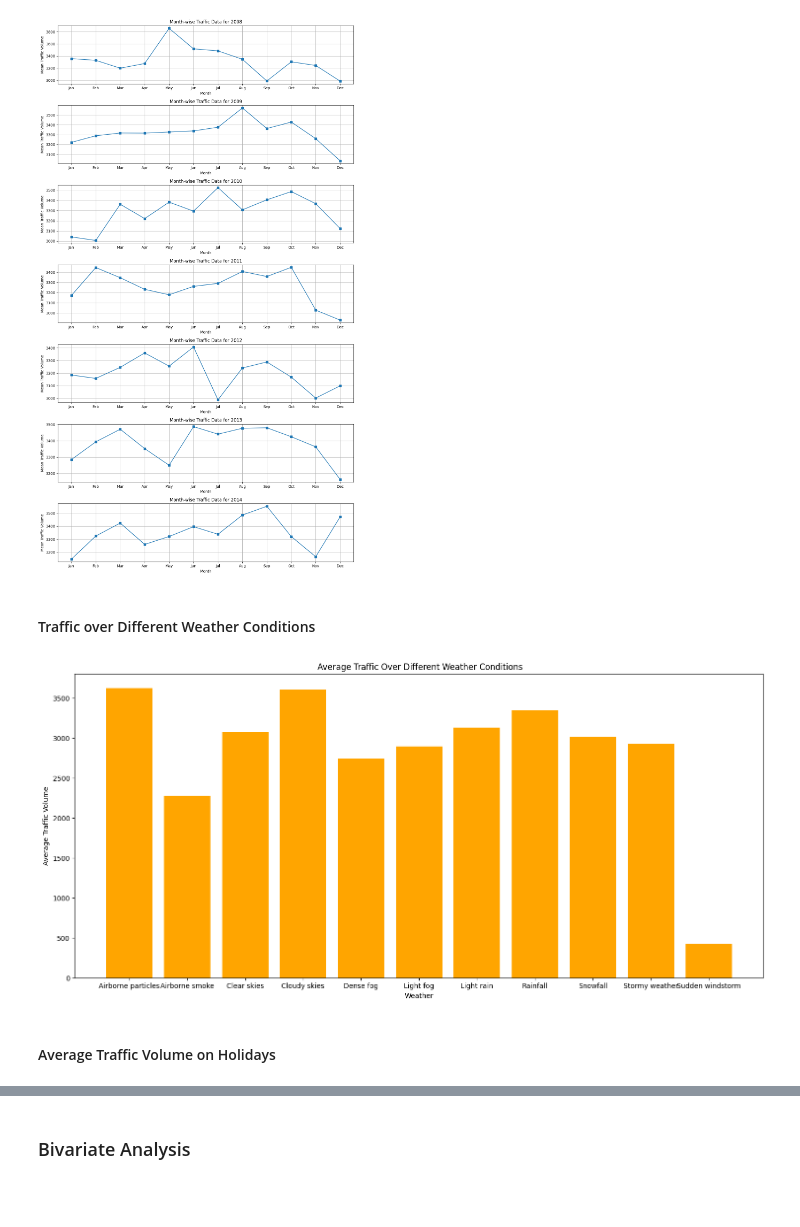
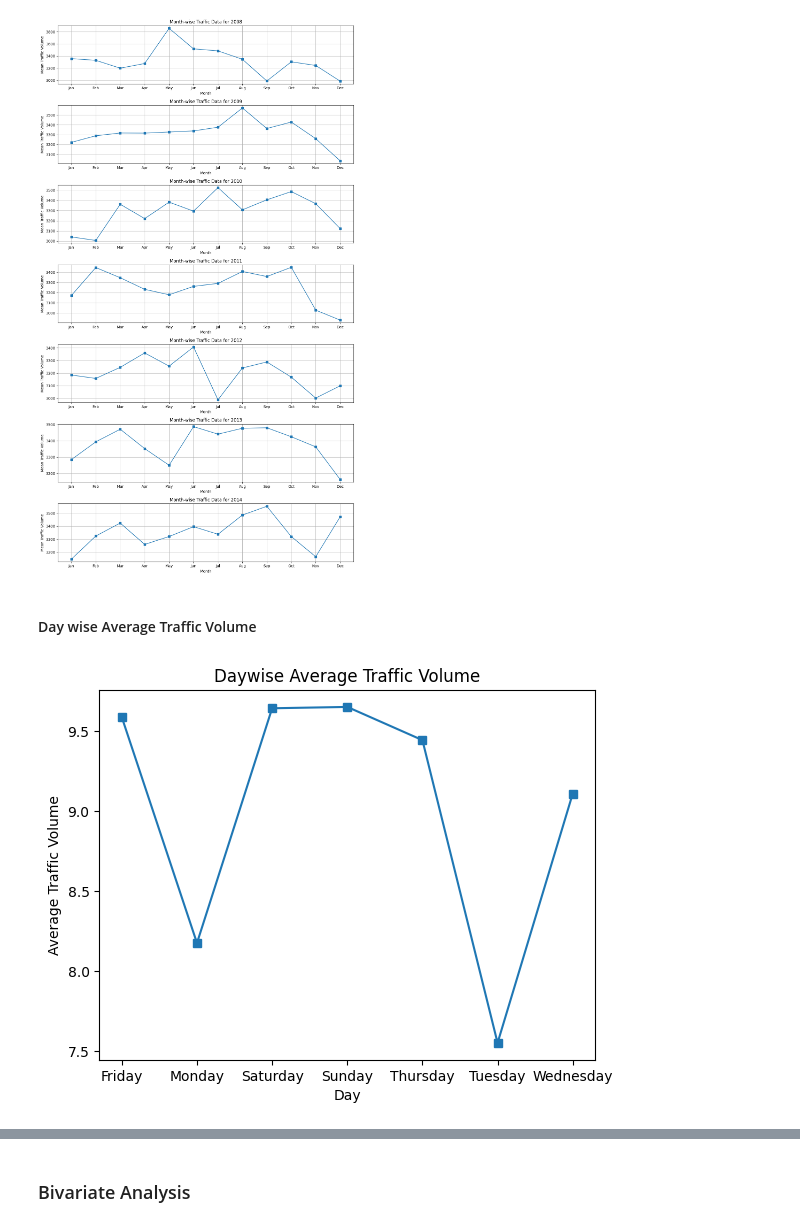
Before and after one commit to amulyaprasanth/the_great_indian_hiring_hackathon, a Jupyter notebook: research/eda.ipynb, the cells around one changed output, grey strips where cells are left out. Saved outputs shown, nothing was run; the diff lists cells and outputs as text; code cells hidden in the pictures; blank space fills up the shorter version.

```diff
--- a/research/eda.ipynb
+++ b/research/eda.ipynb
@@ -68,0 +67,4 @@ test.head()
+# %%
+# Convert the date column to datetime format as well
+train["Date"] = pd.to_datetime(train["Date"])
+test["Date"] = pd.to_datetime(test["Date"])
@@ -211,0 +217,3 @@ The date column contains only the date so let's remove it Because we already hav
+# %%
+train["Holiday"] = train["Holiday"].map({0: "No", 1: "Yes"})
+test["Holiday"] = test["Holiday"].map({0: "No", 1: "Yes"})
@@ -211,0 +224,5 @@ The date column contains only the date so let's remove it Because we already hav
+# %%
+train["Temperature"] = train["Temperature"] - 273.15
+test["Temperature"] = test["Temperature"] - 273.15
+
+train.head()
@@ -211,0 +239,3 @@ The date column contains only the date so let's remove it Because we already hav
+# %%
+train["Day"] = train["Date"].map(lambda x: x.day_name())
+test["Day"] = test["Date"].map(lambda x: x.day_name())
@@ -326,19 +346,18 @@ plt.tight_layout()
 plt.show()
 # %% [output]
 [figure]
-# %% [markdown]
-#### Traffic over Different Weather Conditions
+# %% [markdown]
+#### Day wise Average Traffic Volume
 # %%
-grouped_weather = train_copy.drop('Weather_Desc', axis=1).groupby("Weather").mean()
+grouped_day = train_copy.drop(
+    ["Weather", "Weather_Desc", "Holiday"], axis=1).groupby("Day").mean()
 
-# Plot the plot
-plt.figure(figsize=(18, 8))
-plt.bar(grouped_weather.index, grouped_weather["Traffic_Vol"], color="orange")
-plt.title(" Average Traffic Over Different Weather Conditions")
-plt.xlabel("Weather")
+
+# plotting the average for easier understanding
+plt.plot(grouped_day.index, grouped_day["Traffic_Vol"]/365, marker="s")
+plt.title("Daywise Average Traffic Volume")
+plt.xlabel("Day")
 plt.ylabel("Average Traffic Volume")
 plt.show()
 # %% [output]
-[figure, old version]
+[figure, new version]
-# %% [markdown]
-#### Average Traffic Volume on Holidays
```
Also changed, not shown: parts of 41 cells of this notebook, 2 other files.
